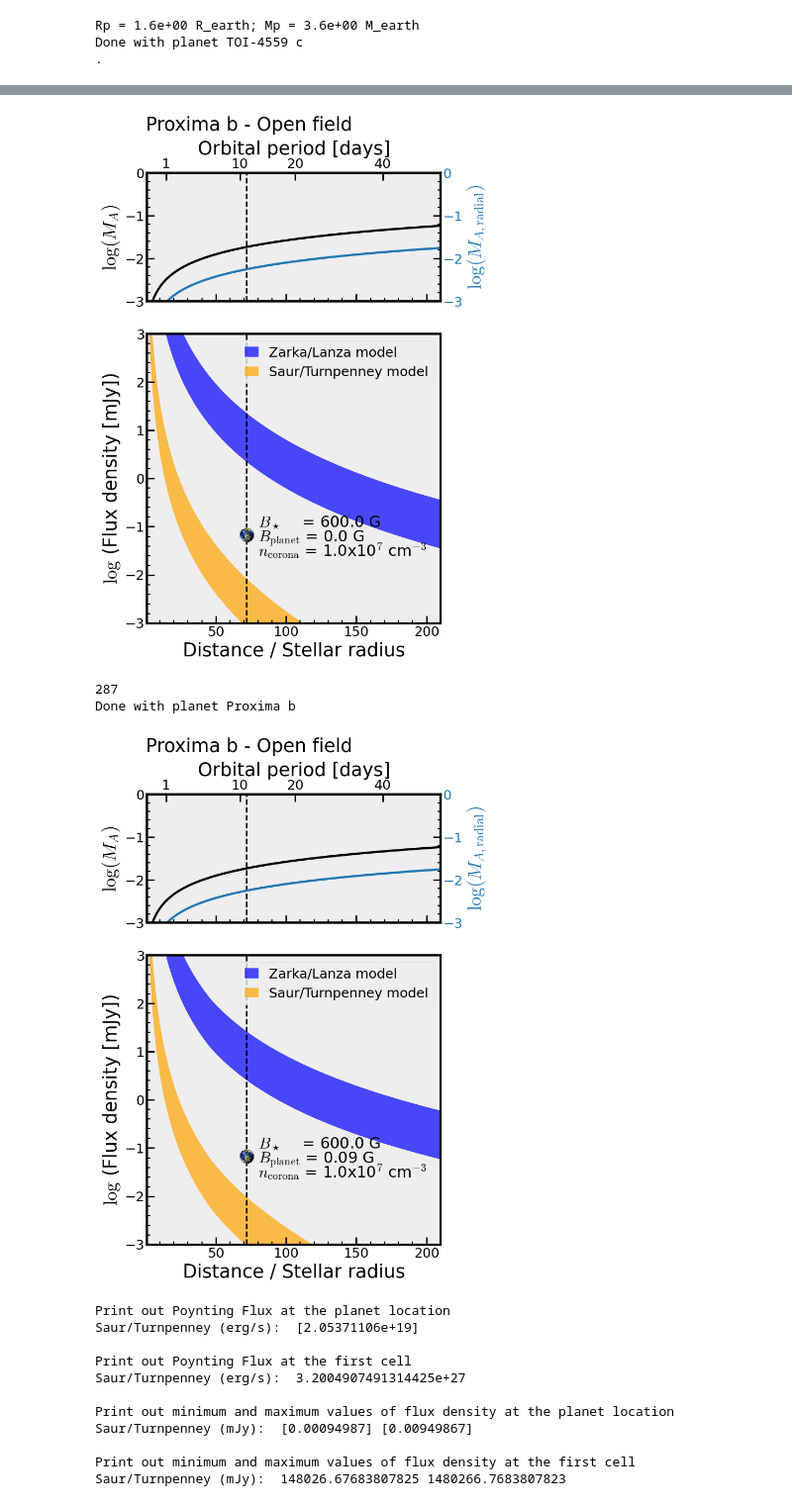
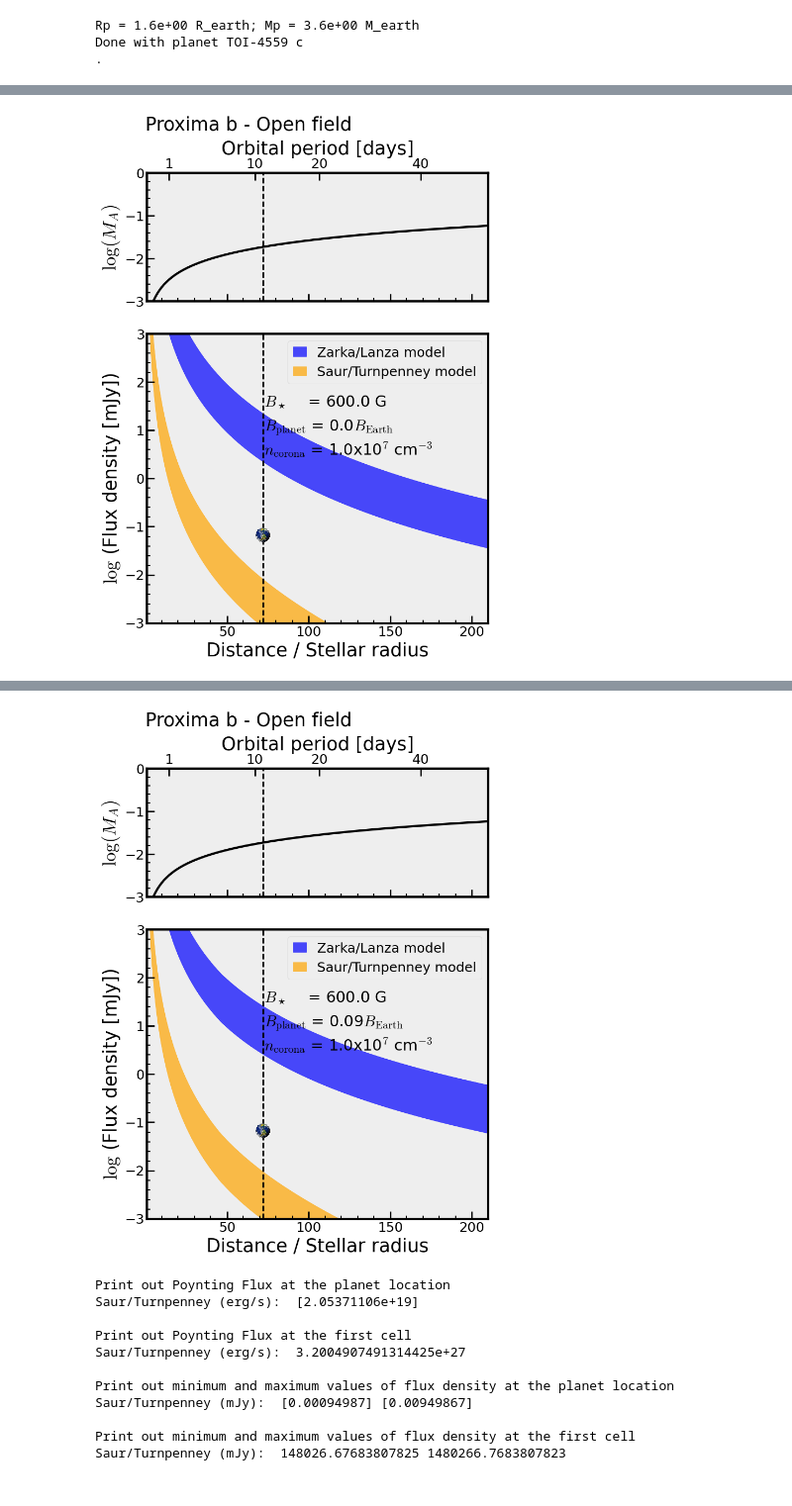
Before and after one commit to mapereztorres/spirou, a Jupyter notebook: SPI.ipynb, the cells around one changed output, grey strips where cells are left out. Shown at 99% size. Saved outputs shown, nothing was run; the diff lists cells and outputs as text; code cells hidden in the pictures.

```diff
--- a/SPI.ipynb
+++ b/SPI.ipynb
@@ -678,14 +678,14 @@ for indi in star_array:
 
             #Draw also Alfven radial Mach number
             draw_M_A_radial = 0
-            if draw_M_A_rad
-            ax12 = ax1.twinx() #instantiate 2nd axes that shares the same x-axis
-            ax12.set_ylim([-3,0])
-            color = 'tab:blue'
-            ax12.set_ylabel('')
-            ax12.plot(x, np.log10(M_A_radial), color=color, lw=lw)
-            ax12.set_ylabel(r"${\rm log} (M_{A, \rm radial})$", color=color)
-            ax12.tick_params(axis='y', labelcolor=color)
+            if draw_M_A_radial:
+                ax12 = ax1.twinx() #instantiate 2nd axes that shares the same x-axis
+                ax12.set_ylim([-3,0])
+                color = 'tab:blue'
+                ax12.set_ylabel('')
+                ax12.plot(x, np.log10(M_A_radial), color=color, lw=lw)
+                ax12.set_ylabel(r"${\rm log} (M_{A, \rm radial})$", color=color)
+                ax12.tick_params(axis='y', labelcolor=color)
 
             # draw 3*rms upper limit
             draw_rms = 0
@@ -723,11 +723,11 @@ for indi in star_array:
             #ax2.text(x=12,y=-1.6,s=r"$B_{\rm planet}$ = " + str(Bp) + " G ", fontsize='small')
             #ax2.text(x=12,y=-2.0,s=r"$n_{\rm corona}$ = " + str(n_sw_base/1e7) + "x10$^7$ cm$^{-3}$ ", fontsize='small')
             #ax2.text(x=3,y=0.1+np.log10(3*rms),s=r"Requested 3$\sigma$", fontsize='x-small')
-            xpos = 80
-            ypos = -1.0
-            d_ypos = 0.3
+            xpos = d_orb_max / 2 + 0.7
+            ypos = 1.5
+            d_ypos = 0.5
             ax2.text(x=xpos,y=ypos,s=r"$B_\star$    = " + str(B_star) + " G ",fontsize='small')
-            ax2.text(x=xpos,y=ypos-d_ypos,s=r"$B_{\rm planet}$ = " + str(B_pl_loc) + r" G", fontsize='small')
+            ax2.text(x=xpos,y=ypos-d_ypos,s=r"$B_{\rm planet}$ = " + str(B_pl_loc) + r"$B_{\rm Earth}$", fontsize='small')
             ax2.text(x=xpos,y=ypos-2*d_ypos, s=r"$n_{\rm corona}$ = " + str(n_sw_base/1e7) + "x10$^7$ cm$^{-3}$ ", fontsize='small')
 
             common_string = str(B_star)+"G"+"-Bplanet"+str(Bp[loc_pl])+"G"
@@ -779 +781,2 @@ findfont: Generic family 'serif' not found because none of the following familie
 Done with planet Proxima b
+[figure, new version]
@@ -788,7 +785,4 @@ Done with planet Proxima b
-[figure, old version]
-287
-Done with planet Proxima b
-[figure, old version]
+[figure, new version]
 # %%
 # Print out the expected flux received at Earth from the SPI at the position of the planet
 
```
Also changed, not shown: parts of 1 cell of this notebook.
